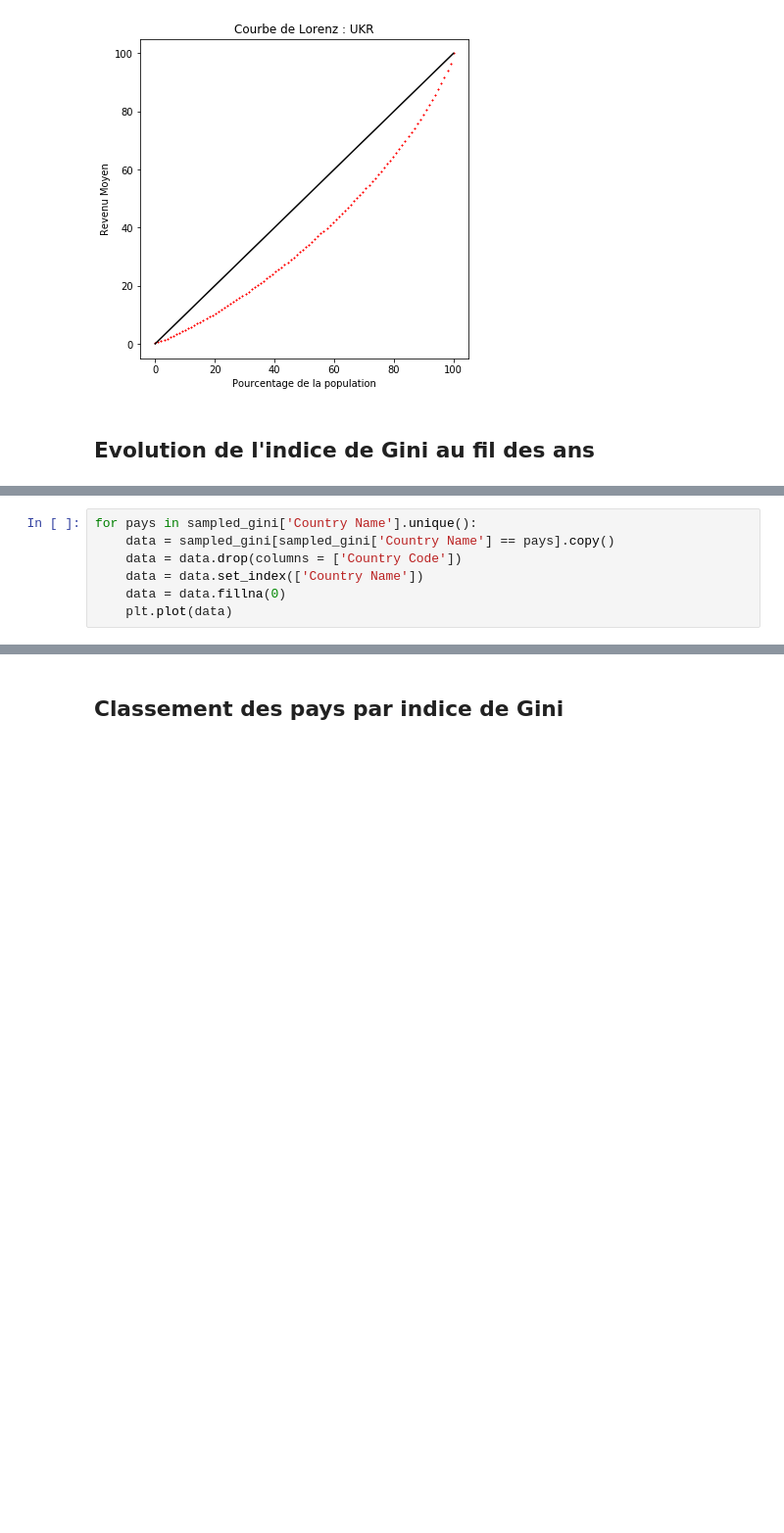
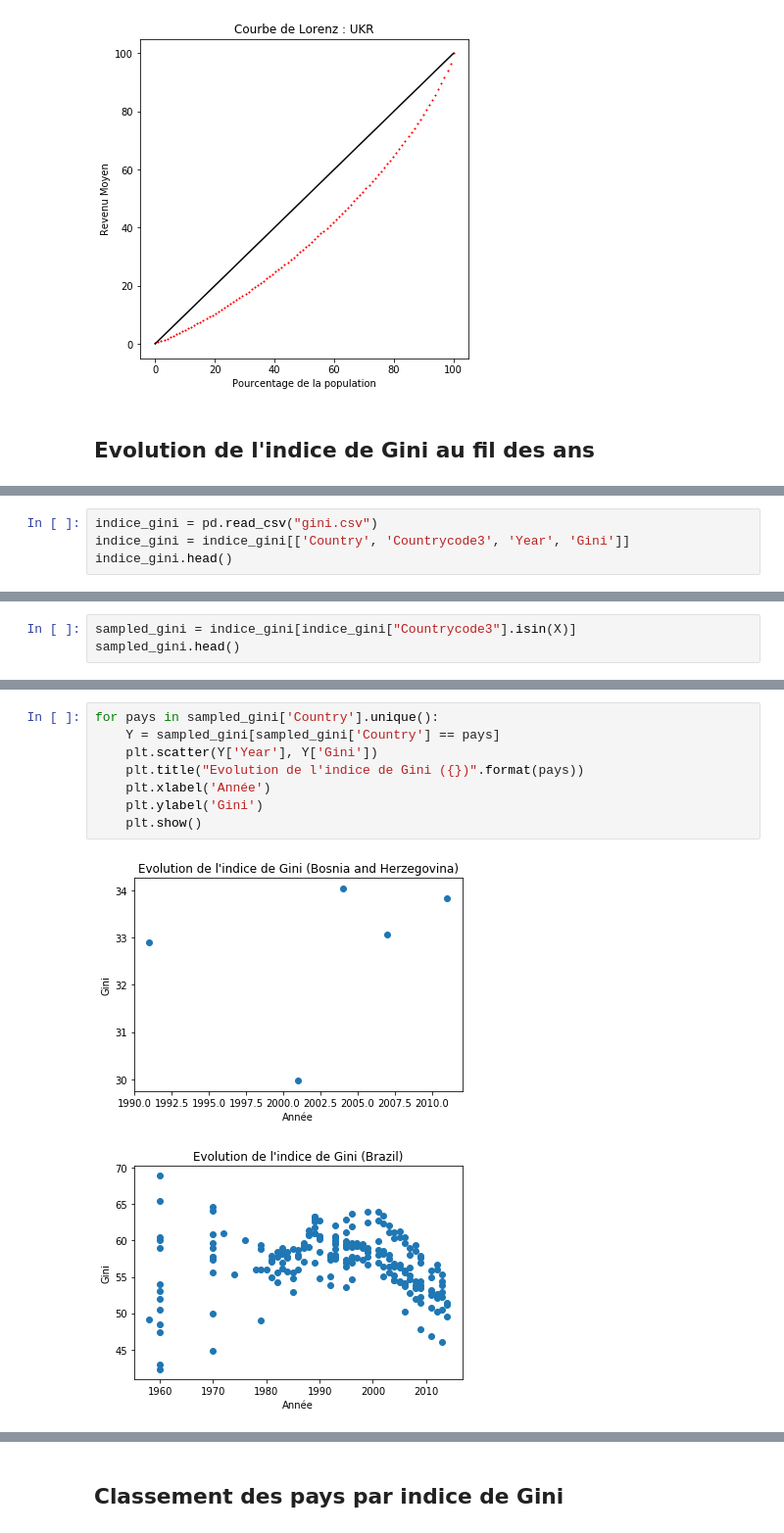
Before and after one commit to Julien-paulet/Projet_7, a Jupyter notebook: Effectuez_une_prediction_de_revenus_main_file.ipynb, the cells around one changed output, grey strips where cells are left out. Shown: that part at 98% size. Saved outputs shown, nothing was run; the diff lists cells and outputs as text; blank space fills up the shorter version.

Commit message:
Ajout des fichiers pop et gini

```diff
--- a/Effectuez_une_prediction_de_revenus_main_file.ipynb
+++ b/Effectuez_une_prediction_de_revenus_main_file.ipynb
@@ -300,7 +279,0 @@ sampled_gini
-# %%
-for pays in sampled_gini['Country Name'].unique():
-    data = sampled_gini[sampled_gini['Country Name'] == pays].copy()
-    data = data.drop(columns = ['Country Code'])
-    data = data.set_index(['Country Name'])
-    data = data.fillna(0)
-    plt.plot(data)
@@ -308,0 +282,4 @@ for pays in sampled_gini['Country Name'].unique():
+# %%
+indice_gini = pd.read_csv("gini.csv")
+indice_gini = indice_gini[['Country', 'Countrycode3', 'Year', 'Gini']]
+indice_gini.head()
@@ -308,0 +293,3 @@ for pays in sampled_gini['Country Name'].unique():
+# %%
+sampled_gini = indice_gini[indice_gini["Countrycode3"].isin(X)]
+sampled_gini.head()
@@ -308,0 +303,11 @@ for pays in sampled_gini['Country Name'].unique():
+# %%
+for pays in sampled_gini['Country'].unique():
+    Y = sampled_gini[sampled_gini['Country'] == pays]
+    plt.scatter(Y['Year'], Y['Gini'])
+    plt.title("Evolution de l'indice de Gini ({})".format(pays))
+    plt.xlabel('Année')
+    plt.ylabel('Gini')
+    plt.show()
+# %% [output]
+[figure, added]
+[figure, added]
```
Also changed, not shown: parts of 10 cells of this notebook, 3 other files.
